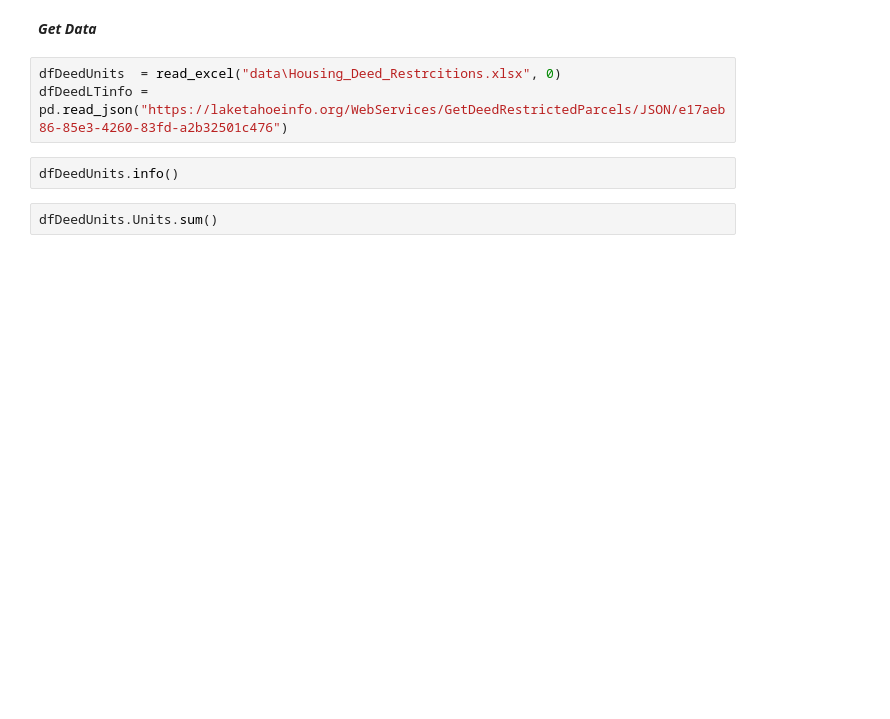
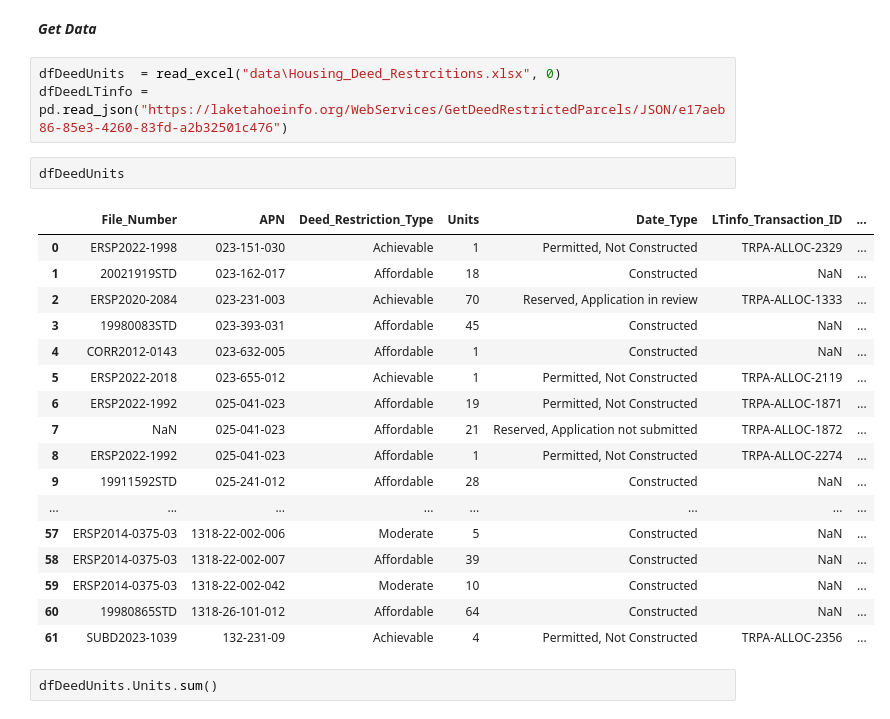
Before and after one commit to trpa-agency/Reporting, a Jupyter notebook: data_engineering.ipynb, the cells around one changed output. Saved outputs shown, nothing was run; the diff lists cells and outputs as text; blank space fills up the shorter version.

```diff
--- a/data_engineering.ipynb
+++ b/data_engineering.ipynb
@@ -498,7 +470,25 @@ sdf = parcelUnits22.spatial.overlay(parcelUnits23, how='union')
 dfDeedUnits  = read_excel("data\Housing_Deed_Restrcitions.xlsx", 0)
 dfDeedLTinfo = pd.read_json("https://laketahoeinfo.org/WebServices/GetDeedRestrictedParcels/JSON/e17aeb86-85e3-4260-83fd-a2b32501c476")
 # %%
-dfDeedUnits.info()
+dfDeedUnits
+# %% [output]
+|  | File_Number | APN | Deed_Restriction_Type | Units | Date_Type | LTinfo_Transaction_ID | ... |
+| 0 | ERSP2022-1998 | 023-151-030 | Achievable | 1 | Permitted, Not Constructed | TRPA-ALLOC-2329 | ... |
+| 1 | 20021919STD | 023-162-017 | Affordable | 18 | Constructed | NaN | ... |
+| 2 | ERSP2020-2084 | 023-231-003 | Achievable | 70 | Reserved, Application in review | TRPA-ALLOC-1333 | ... |
+| 3 | 19980083STD | 023-393-031 | Affordable | 45 | Constructed | NaN | ... |
+| 4 | CORR2012-0143 | 023-632-005 | Affordable | 1 | Constructed | NaN | ... |
+| 5 | ERSP2022-2018 | 023-655-012 | Achievable | 1 | Permitted, Not Constructed | TRPA-ALLOC-2119 | ... |
+| 6 | ERSP2022-1992 | 025-041-023 | Affordable | 19 | Permitted, Not Constructed | TRPA-ALLOC-1871 | ... |
+| 7 | NaN | 025-041-023 | Affordable | 21 | Reserved, Application not submitted | TRPA-ALLOC-1872 | ... |
+| 8 | ERSP2022-1992 | 025-041-023 | Affordable | 1 | Permitted, Not Constructed | TRPA-ALLOC-2274 | ... |
+| 9 | 19911592STD | 025-241-012 | Affordable | 28 | Constructed | NaN | ... |
+| ... | ... | ... | ... | ... | ... | ... | ... |
+| 57 | ERSP2014-0375-03 | 1318-22-002-006 | Moderate | 5 | Constructed | NaN | ... |
+| 58 | ERSP2014-0375-03 | 1318-22-002-007 | Affordable | 39 | Constructed | NaN | ... |
+| 59 | ERSP2014-0375-03 | 1318-22-002-042 | Moderate | 10 | Constructed | NaN | ... |
+| 60 | 19980865STD | 1318-26-101-012 | Affordable | 64 | Constructed | NaN | ... |
+| 61 | SUBD2023-1039 | 132-231-09 | Achievable | 4 | Permitted, Not Constructed | TRPA-ALLOC-2356 | ... |
 # %%
 dfDeedUnits.Units.sum()
 # %%
```
Also changed, not shown: parts of 4 cells of this notebook.
